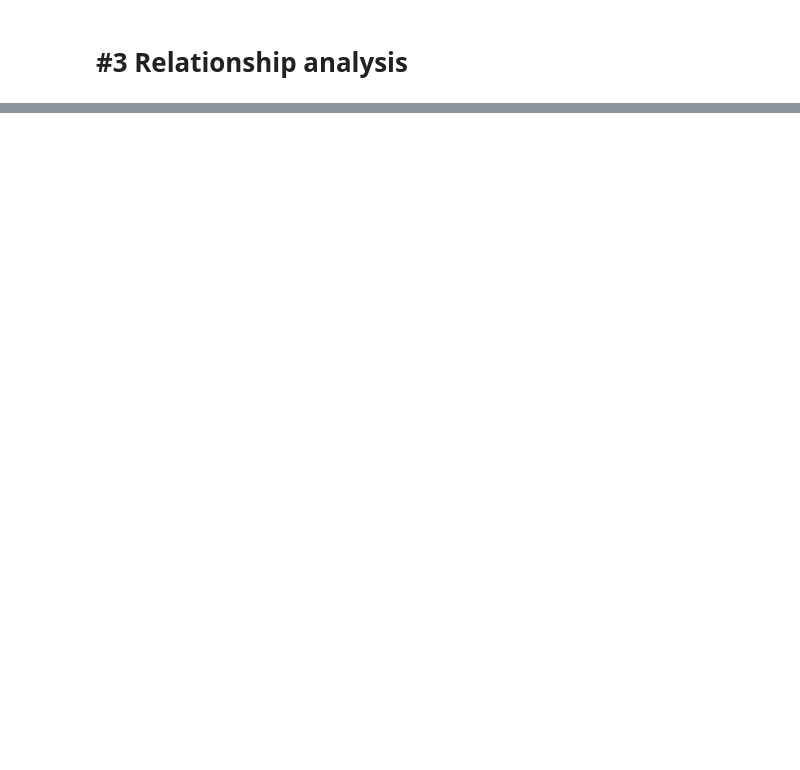
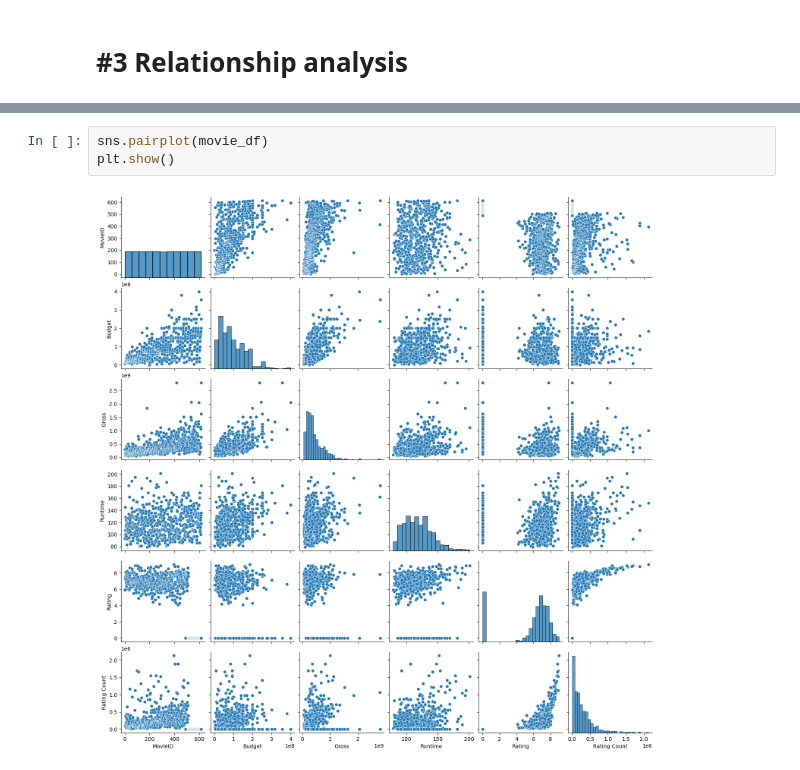
Before and after one commit to MarjilaRahmaty/movies-analysis, a Jupyter notebook: moive_EDA.ipynb, the cells around one changed output, grey strips where cells are left out. Drawn from its saved outputs; the diff is of its cells as text; blank space fills up the shorter version.

```diff
--- a/moive_EDA.ipynb
+++ b/moive_EDA.ipynb
@@ -163,0 +167,5 @@ plt.show()
+# %%
+sns.pairplot(movie_df)
+plt.show()
+# %% [output]
+[figure, added]
```
Also changed, not shown: parts of 14 cells of this notebook.
